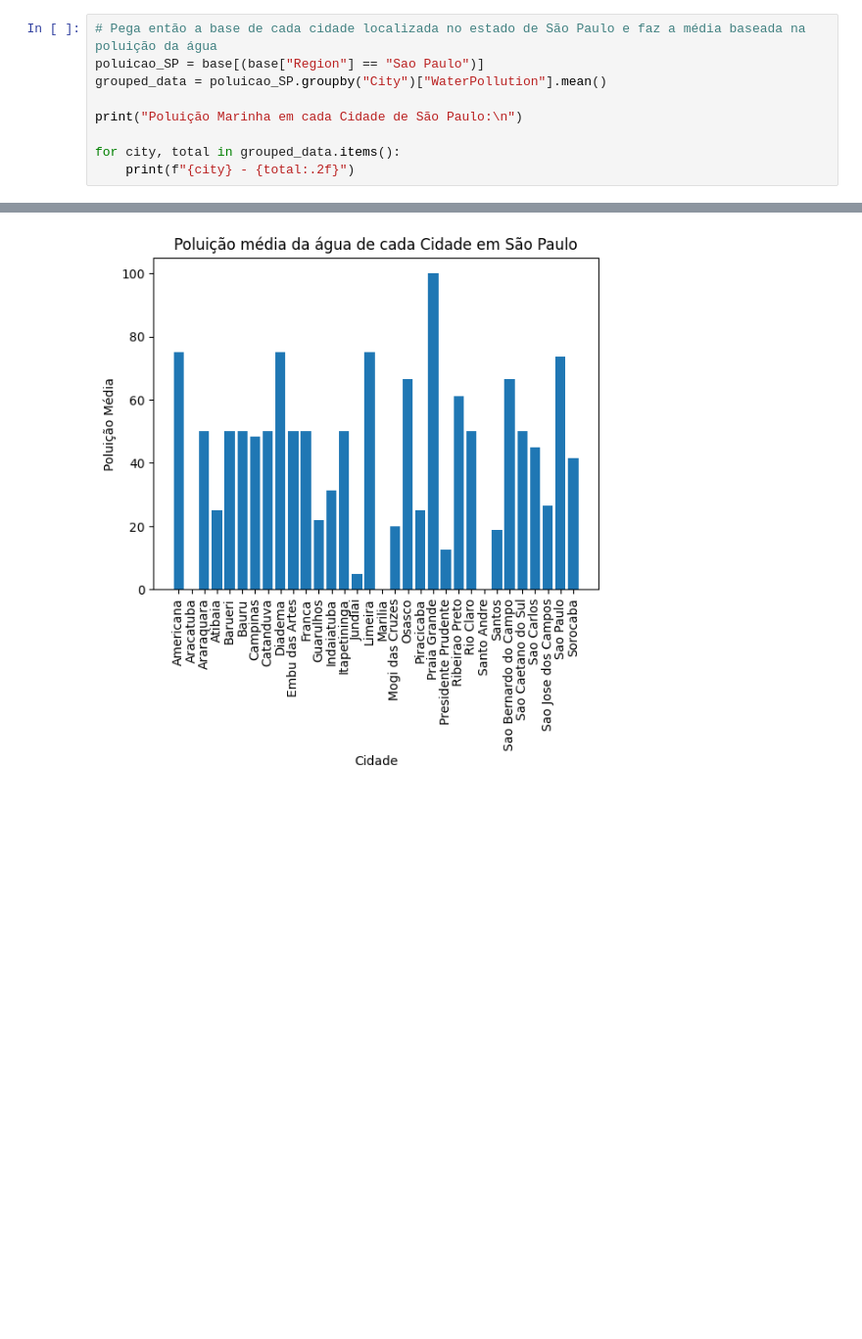
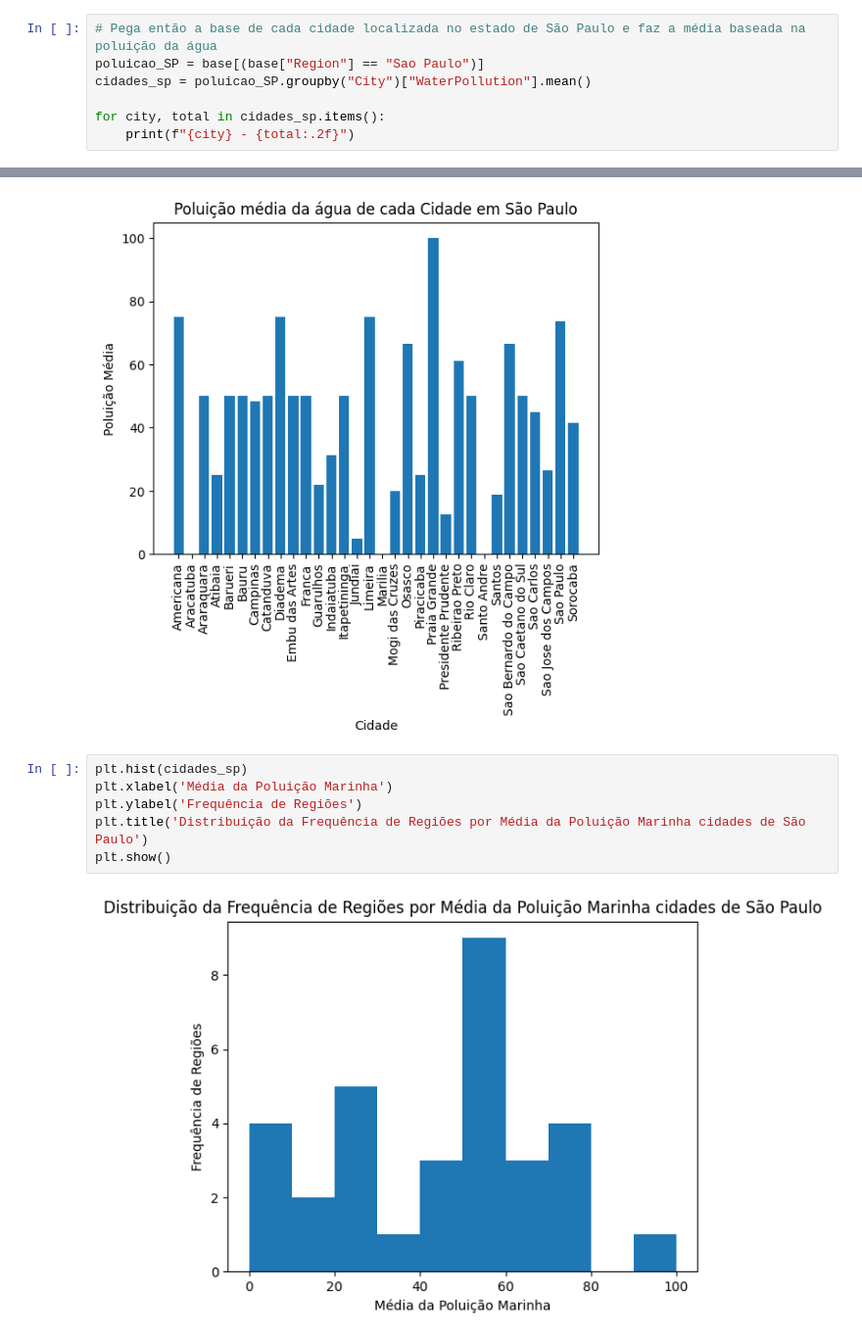
Before and after one commit to ChangeNameLaterGS/-GSDataScience, a Jupyter notebook: WaterPollution.ipynb, the cells around one changed output, grey strips where cells are left out. Shown: that part at 98% size. Saved outputs shown, nothing was run; the diff lists cells and outputs as text; blank space fills up the shorter version.

Commit message:
analisando a cidade de são paulo

```diff
--- a/WaterPollution.ipynb
+++ b/WaterPollution.ipynb
@@ -447,10 +447,8 @@ plt.show()
 # %%
 # Pega então a base de cada cidade localizada no estado de São Paulo e faz a média baseada na poluição da água
 poluicao_SP = base[(base["Region"] == "Sao Paulo")]
-grouped_data = poluicao_SP.groupby("City")["WaterPollution"].mean()
+cidades_sp = poluicao_SP.groupby("City")["WaterPollution"].mean()
 
-print("Poluição Marinha em cada Cidade de São Paulo:\n")
-
-for city, total in grouped_data.items():
+for city, total in cidades_sp.items():
     print(f"{city} - {total:.2f}")
 # %% [output]
@@ -487,3 +509,11 @@ plt.xticks(rotation=90)
 plt.show()
 # %% [output]
 [figure]
+# %%
+plt.hist(cidades_sp)
+plt.xlabel('Média da Poluição Marinha')
+plt.ylabel('Frequência de Regiões')
+plt.title('Distribuição da Frequência de Regiões por Média da Poluição Marinha cidades de São Paulo')
+plt.show()
+# %% [output]
+[figure, added]
```
Also changed, not shown: parts of 4 cells of this notebook.
